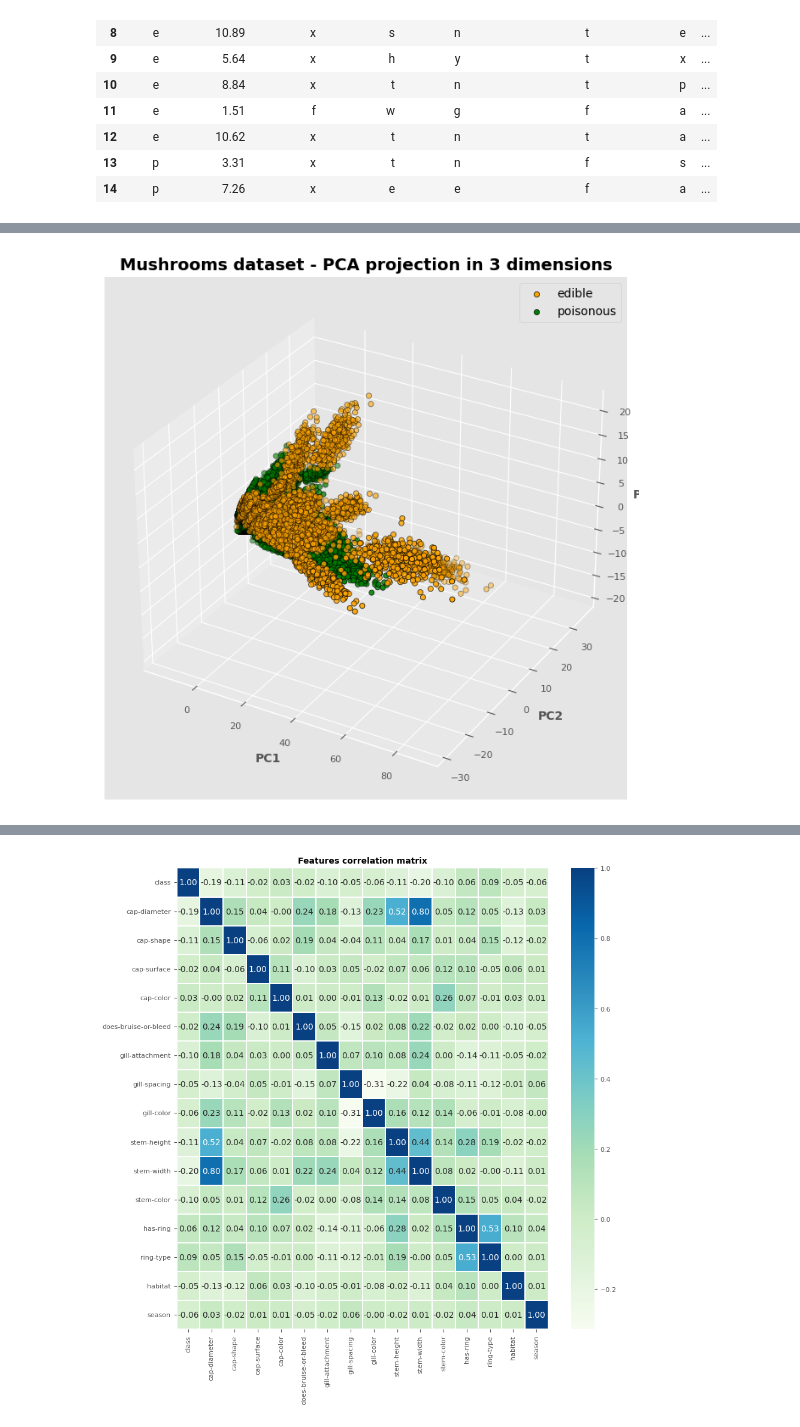
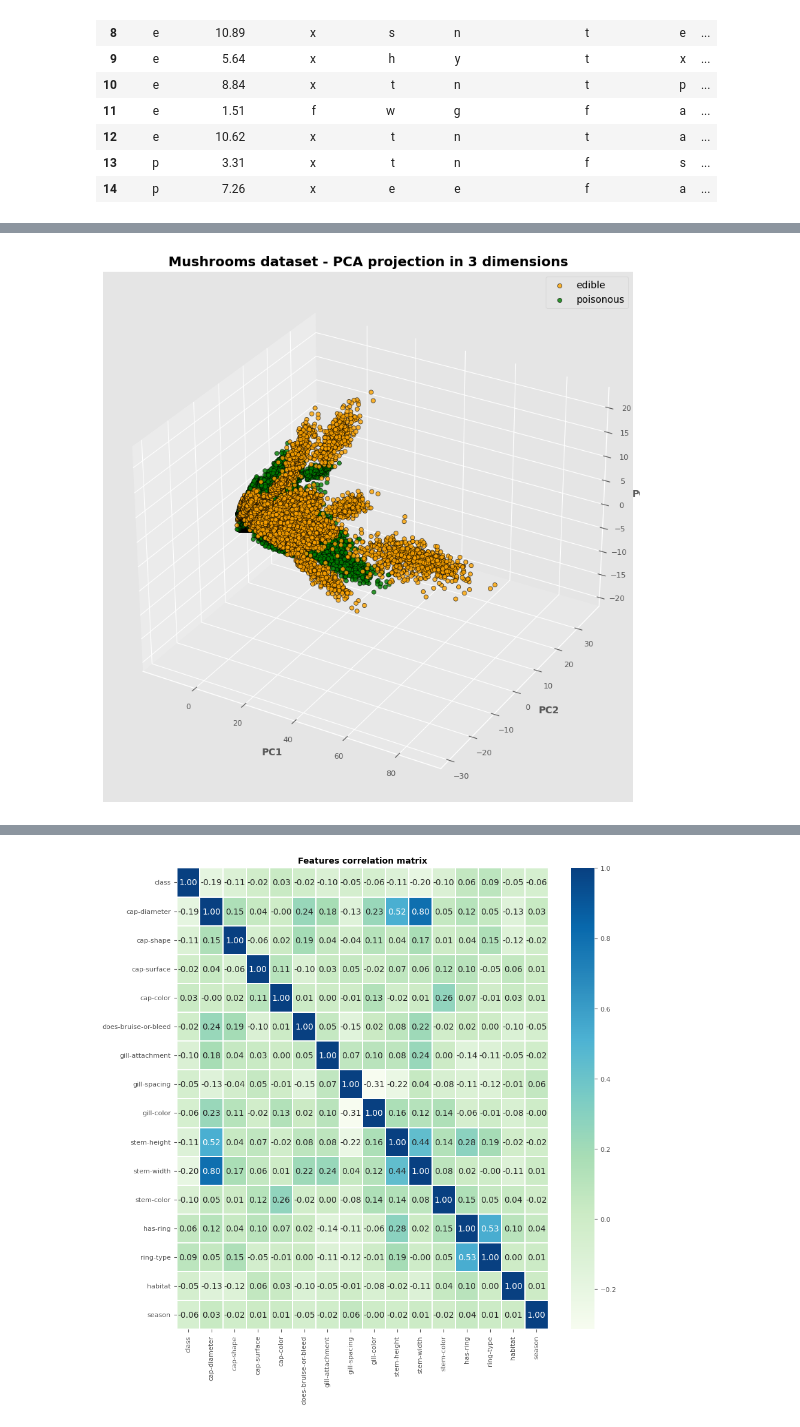
Before and after one commit to AndreaPepe/MushroomsClassification, a Jupyter notebook: mushrooms_classifiers.ipynb, the cells around one changed output, grey strips where cells are left out. Saved outputs shown, nothing was run; the diff lists cells and outputs as text; code cells hidden in the pictures.

```diff
--- a/mushrooms_classifiers.ipynb
+++ b/mushrooms_classifiers.ipynb
@@ -48,5 +50,5 @@ cmap = mcolors.LinearSegmentedColormap.from_list("", ["#82cafc", "#069af3", "#04
 # %%
-df = pd.read_csv("dataset/SecondaryData/secondary_data_no_miss.csv",sep=';')
+df = pd.read_csv("secondary_data_no_miss.csv",sep=';')
 df.head(15)
 # %% [output]
 |  | class | cap-diameter | cap-shape | cap-surface | cap-color | does-bruise-or-bleed | gill-attachment | ... |
@@ -94,36 +163,36 @@ class_labels = df_copy['class']
 class_labels = np.where(class_labels == 'p', 'poisonous', 'edible')
 
 # Principal Component Analysis (PCA) to reduce the dimensionality of the dataset, in order to represent it in a 3D plot
 pca = PCA(n_components=3)
 
 le = LabelEncoder()
 df_copy['class'] = le.fit_transform(df_copy['class'])
 df_copy = pd.get_dummies(df_copy)
 
 principal_components = pca.fit_transform(df_copy)
 
 df_pca = pd.DataFrame(data=principal_components, columns=['PC1', 'PC2', 'PC3'])
 df_pca['class'] = class_labels
 
-fig = plt.figure()
+fig = plt.figure(figsize=(10, 10))
 ax = fig.add_subplot(111, projection='3d')
 
 colors = {'edible': 'orange', 'poisonous': 'green'}
 
 for class_label, color in colors.items():
     df_class = df_pca[df_pca['class'] == class_label]
-    ax.scatter(df_class['PC1'], df_class['PC2'], df_class['PC3'], c=colors[class_label], edgecolor='black', label=class_label)
+    ax.scatter(df_class['PC1'], df_class['PC2'], df_class['PC3'], c=colors[class_label], alpha=.8, edgecolor='black', label=class_label)
 
 ax.set_xlabel('PC1')
 ax.set_ylabel('PC2')
 ax.set_zlabel('PC3')
 
 ax.legend()
 ax.set_title('Mushrooms dataset - PCA projection in 3 dimensions', fontsize=14, fontweight='bold')
 
 plt.show()
 # %% [output]
-[figure, old version]
+[figure, new version]
 # %%
 # Principal Component Analysis (PCA) to reduce the dimensionality of the dataset, in order to represent it in a 2D plot
 pca = PCA(n_components=2)
```
Also changed, not shown: parts of 26 cells of this notebook, 40 other files.
